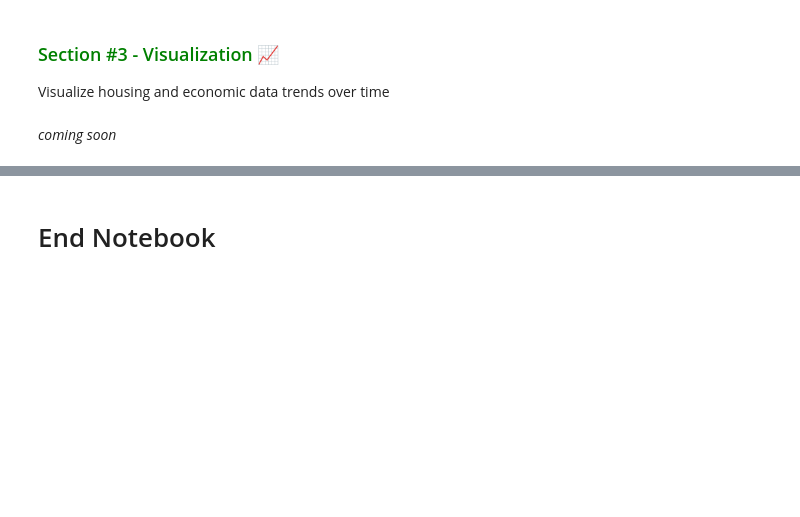
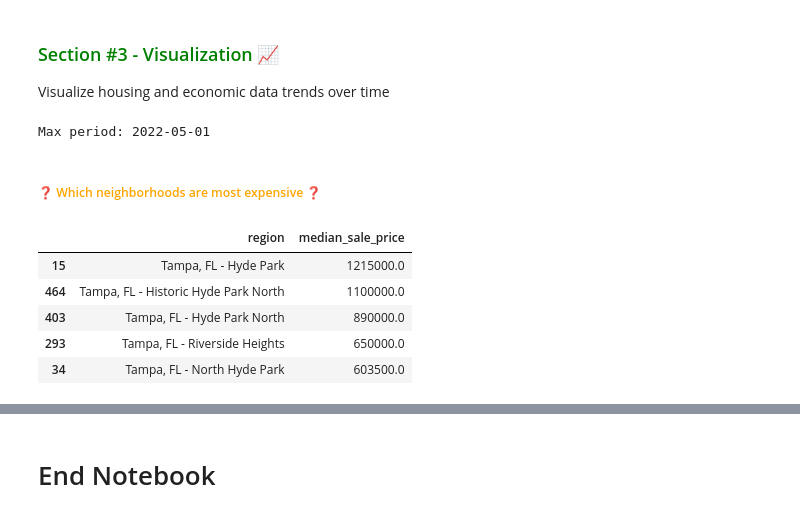
Before and after one commit to analyticsariel/projects, a Jupyter notebook: API_US_Housing_Market_Data.ipynb, the cells around one changed output, grey strips where cells are left out. Drawn from its saved outputs; the diff is of its cells as text; code cells hidden in the pictures; blank space fills up the shorter version.

```diff
--- a/API_US_Housing_Market_Data.ipynb
+++ b/API_US_Housing_Market_Data.ipynb
@@ -507,0 +548,27 @@ Get data for multiple regions
+# %%
+# get neighborhood data
+df_list = [] # empty list
+
+# iterate through each neighborhood id in the list
+for n_id in subset_ids_list:
+  url = "https://us-housing-market-data.p.rapidapi.com/getNeighborhood"
+
+  querystring = {"neighborhood_id": n_id}
+
+  headers = {
+    "X-RapidAPI-Key": rapid_api_key,
+    "X-RapidAPI-Host": "us-housing-market-data.p.rapidapi.com"
+  }
+
+  # make request
+  response = requests.request("GET", url, headers=headers, params=querystring)
+
+  # convert to dataframe
+  _df = pd.DataFrame.from_dict(response.json(), orient='index')
+  df_list.append(_df) # append dataframe to list
+  time.sleep(0.2) # pause (Pro tier = 5 requests per second)
+# %%
+df_merge = pd.concat(df_list)
+print('Num of rows: {}'.format(len(df_merge)))
+print('Num of columns: {}'.format(len(df_merge.columns)))
+df_merge.head()
@@ -508,5 +584,26 @@ Get data for multiple regions
 # %% [markdown]
 ### <font color="green">Section #3 - Visualization</font> 📈
 Visualize housing and economic data trends over time
-# %% [markdown]
-*coming soon*
+# %%
+max_period = df_merge['period_begin'].max()
+print('Max period: {}'.format(max_period))
+# %% [output]
+Max period: 2022-05-01
+# %%
+# filter property type = single family
+df_sf = df_merge.loc[
+    (df_merge['property_type'] == 'Single Family Residential')]\
+    .sort_values(by="period_begin")
+# %% [markdown]
+##### <font color="orange">❓ Which neighborhoods are most expensive ❓</font>
+# %%
+df_sf.loc[(df_sf['period_begin'] == max_period)]\
+  .sort_values(by=['median_sale_price'], ascending=False)\
+  [['region', 'median_sale_price']].head()
+# %% [output]
+|  | region | median_sale_price |
+| 15 | Tampa, FL - Hyde Park | 1215000.0 |
+| 464 | Tampa, FL - Historic Hyde Park North | 1100000.0 |
+| 403 | Tampa, FL - Hyde Park North | 890000.0 |
+| 293 | Tampa, FL - Riverside Heights | 650000.0 |
+| 34 | Tampa, FL - North Hyde Park | 603500.0 |
```
Also changed, not shown: parts of 13 cells of this notebook.
